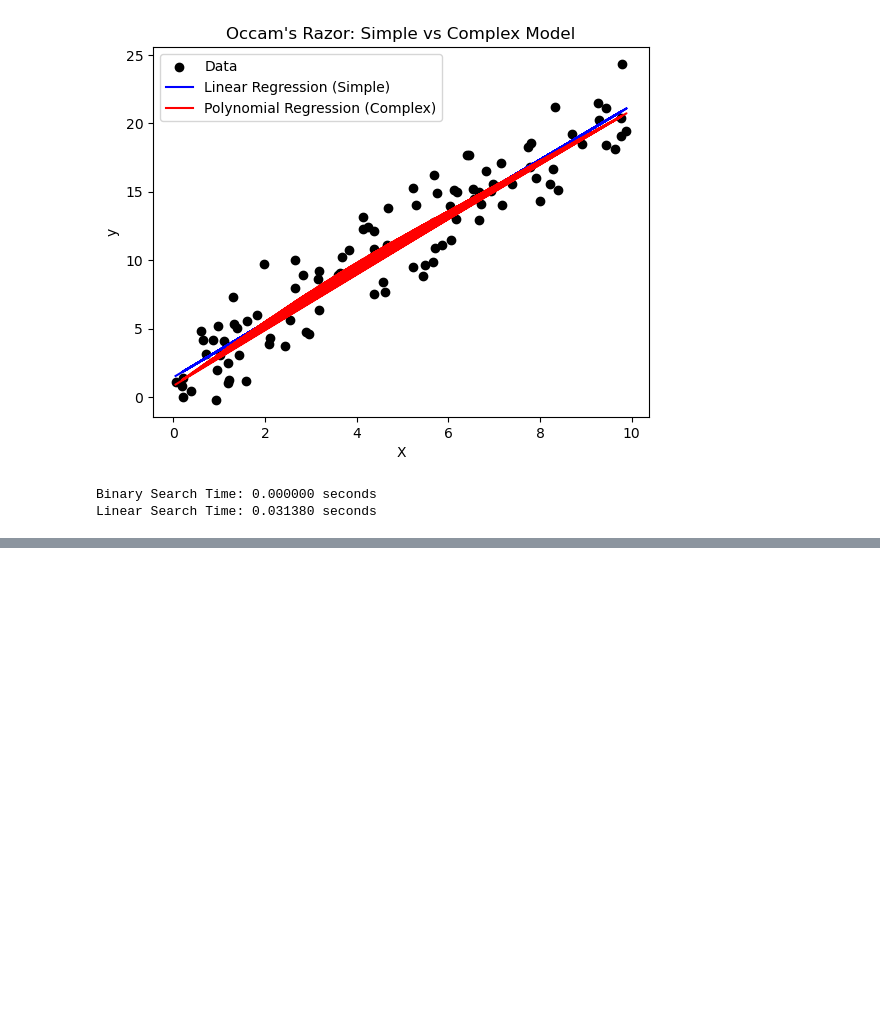
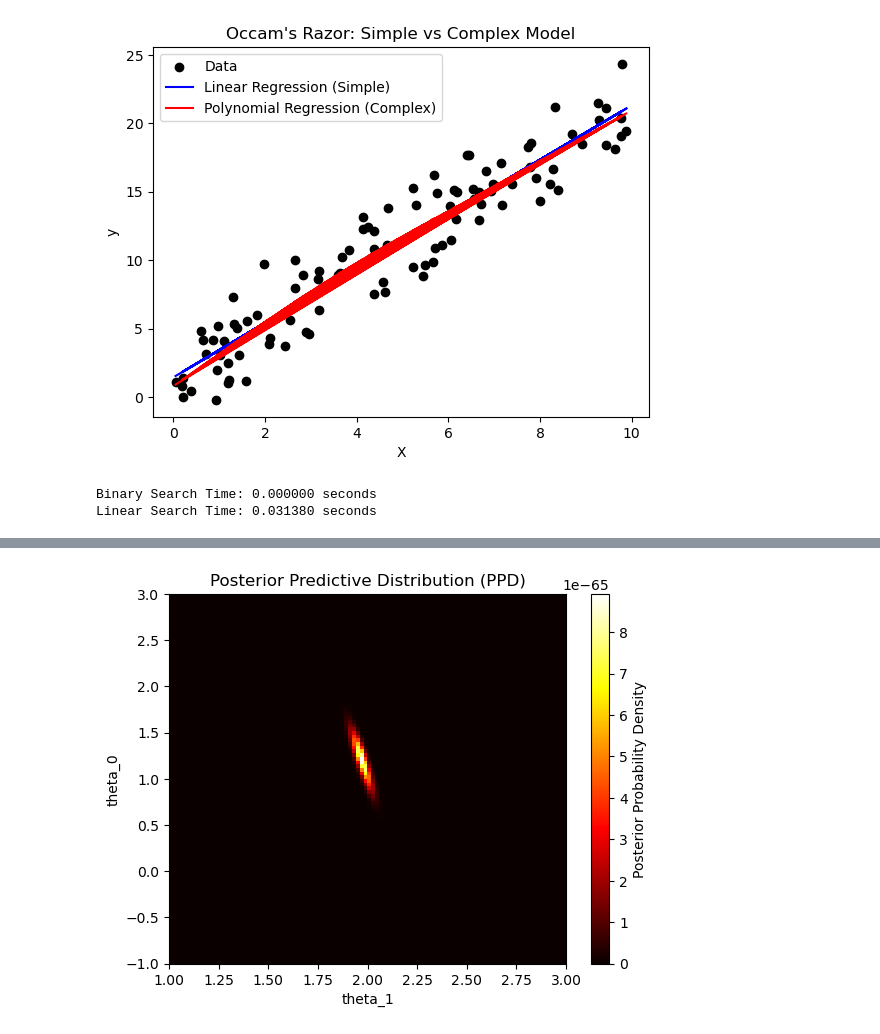
Before and after one commit to kim-bo-saeng/personal_project, a Jupyter notebook: papers_study/papers_test_code.ipynb, the cells around one changed output, grey strips where cells are left out. Saved outputs shown, nothing was run; the diff lists cells and outputs as text; code cells hidden in the pictures; blank space fills up the shorter version.

```diff
--- a/papers_study/papers_test_code.ipynb
+++ b/papers_study/papers_test_code.ipynb
@@ -298,0 +333,41 @@ Linear Search Time: 0.031380 seconds
+# %%
+import numpy as np
+import matplotlib.pyplot as plt
+from scipy.stats import norm
+
+# 데이터 생성
+np.random.seed(0)
+X = np.linspace(0, 10, 100)
+y = 2 * X + 1 + np.random.normal(0, 1, size=X.shape)
+
+# 사전 설정 (단순한 가우시안 사전)
+theta_0_prior_mean = 0
+theta_0_prior_std = 5
+theta_1_prior_mean = 0
+theta_1_prior_std = 5
+
+# 사후 계산
+def posterior(theta_0, theta_1, X, y):
+    likelihood = np.prod(norm(loc=theta_0 + theta_1 * X, scale=1).pdf(y))
+    prior_theta_0 = norm(loc=theta_0_prior_mean, scale=theta_0_prior_std).pdf(theta_0)
+    prior_theta_1 = norm(loc=theta_1_prior_mean, scale=theta_1_prior_std).pdf(theta_1)
+    return likelihood * prior_theta_0 * prior_theta_1
+
+# PPD 계산
+theta_0_samples = np.linspace(-1, 3, 100)
+theta_1_samples = np.linspace(1, 3, 100)
+ppd = np.zeros((100, 100))
+
+for i, theta_0 in enumerate(theta_0_samples):
+    for j, theta_1 in enumerate(theta_1_samples):
+        ppd[i, j] = posterior(theta_0, theta_1, X, y)
+
+# 시각화
+plt.imshow(ppd, extent=[1, 3, -1, 3], origin='lower', aspect='auto', cmap='hot')
+plt.colorbar(label='Posterior Probability Density')
+plt.xlabel('theta_1')
+plt.ylabel('theta_0')
+plt.title('Posterior Predictive Distribution (PPD)')
+plt.show()
+# %% [output]
+[figure, added]
```
Also changed, not shown: parts of 1 cell of this notebook.
